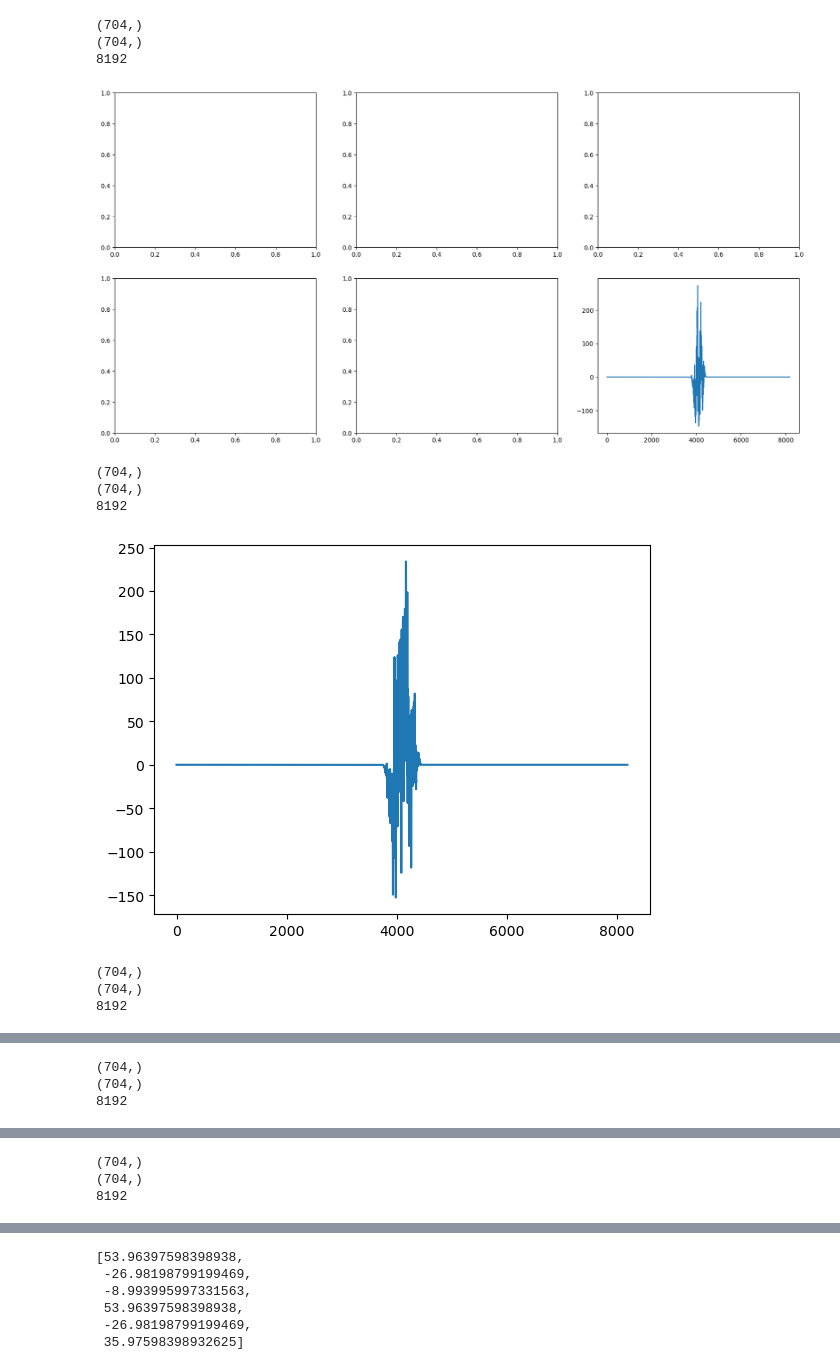
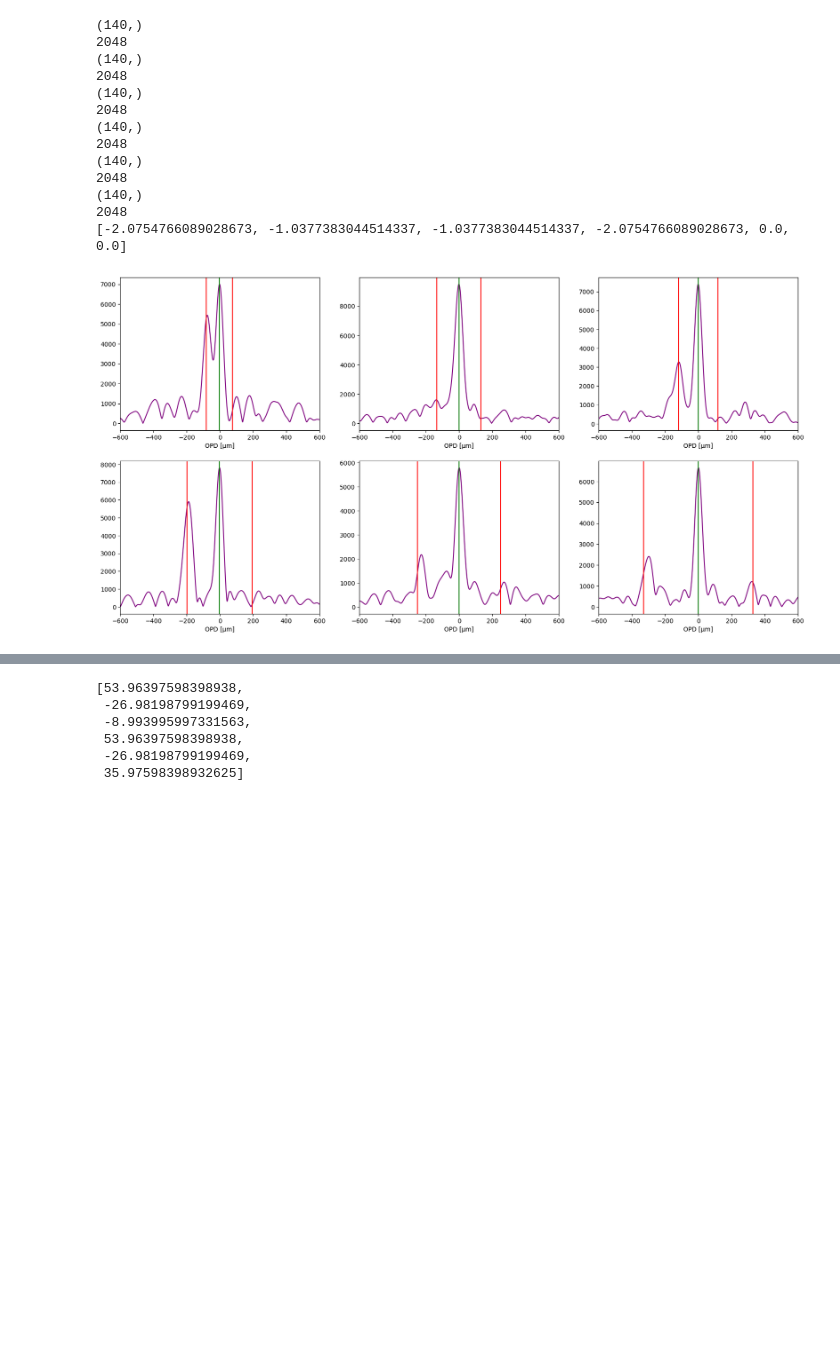
Before and after one commit to jules-scigliuto/MATISSE-Data, a Jupyter notebook: MATISSE_signal.ipynb, the cells around one changed output, grey strips where cells are left out. Saved outputs shown, nothing was run; the diff lists cells and outputs as text; code cells hidden in the pictures; blank space fills up the shorter version.

```diff
--- a/MATISSE_signal.ipynb
+++ b/MATISSE_signal.ipynb
@@ -7,5 +14,6 @@ import math
 pi = np.pi
 # %%
+
 #lam = np.linspace(3.0, 4.5, 10001, endpoint=True)*1e-6
 
 # #HR8799e
@@ -20,7 +28,7 @@ offset_RA = 281.6
 offset_Dec = 452.8
 R = 0.0017664150216057275
 contrast = 0.0007914035074073295
-path = '/store/projects/MATISSE/jscigliuto/2022-11-09T054520_OB2_exp12_frame4_planet.fits'
+path = '/store/projects/MATISSE/jscigliuto/betapicb_frames_corrected/2022-11-09T053024_OB2_exp3_frame5_planet_bin.fits'
 
 def mas2rad(x):
     radx = x * (pi/180) * (1/3600000)
@@ -73,62 +81,81 @@ def det_OPD(offset_RA, offset_Dec, path, contrast, plot = True):
         print(corrFlux_comp.shape)
 
         #Apodisation
-        sigma_max = 1.0 / np.min(lam)
-        sigma_min = 1.0 / np.max(lam)
-        apod = 0.5*np.cos(2 * np.pi * (sigma_lin - sigma_min) / (sigma_max - sigma_min) + pi)+0.5
-        corrFlux_comp -= np.mean(corrFlux_comp)
-        corrFlux_comp *= apod
-        print(corrFlux_comp.shape)
+        #corrFlux_comp -= np.mean(corrFlux_comp)
 
-        # plt.plot(sigma_lin, apod)
-        #plt.plot(sigma_lin, corrFlux_comp)
+            #Cosinus
+        # sigma_max = 1.0 / np.min(lam)
+        # sigma_min = 1.0 / np.max(lam)
+        # apod = 0.5*np.cos(2 * np.pi * (sigma_lin - sigma_min) / (sigma_max - sigma_min) + pi)+0.5
+        # corrFlux_comp -= np.mean(corrFlux_comp)
+        # corrFlux_comp *= apod
+        # print(corrFlux_comp.shape)
+
+            #Hamming
+        # corrFlux_comp *= hamming(corrFlux_comp.size)
+            #Hanning
+        # corrFlux_comp *= np.hanning(corrFlux_comp.size)
+            #Blackman
+        # corrFlux_comp *= blackman(corrFlux_comp.size)
+            #Kaiser
+        # N = corrFlux_comp.size
+        # beta = 20                    # Kaiser window parameter
+        # apod = np.kaiser(N, beta)
+        # corrFlux_comp *= apod
+
+
+        #plt.plot(sigma_lin, apod, 'blue')
+        #plt.plot(sigma_lin, corrFlux_comp, 'red')
+        #plt.plot(sigma_lin, corrFlux_comp/apod, 'green')
         #plt.show()
 
         # Zero-padding
         log_base_2 = int(math.log2(corrFlux_comp.size))
         new_size = 2**(log_base_2+4)
         print(new_size)
-        #corrFlux_comp = np.fft.fftshift(corrFlux_comp)
         corrFlux_comp = np.pad(corrFlux_comp, (new_size - corrFlux_comp.size)//2, mode='constant', constant_values=0)
 
         #plt.plot(corrFlux_comp)
         #plt.show()
 
         #TF
         ft_phi = np.fft.fftshift(np.fft.fft(corrFlux_comp))
         OPD = np.fft.fftshift(np.fft.fftfreq(new_size, step)) * 1e6
 
         #OPD determination
         piston = OPD[np.argmax(np.abs(ft_phi))]
         piston_lst.append(piston)
 
         #wavelength mask's TF
         sinc = np.abs(ft_phi[np.argmax(np.abs(ft_phi))]) * np.sinc((np.max(lam) - np.min(lam))*(OPD-piston)*1e6/pi)
 
         if plot:
             ax_flatten[k].plot(OPD, np.sqrt(ft_phi.real**2 + ft_phi.imag**2), 'purple')
             ax_flatten[k].set_xlabel('OPD [µm]')
             #ax_flatten[k].axvline((offset_RA*u[k]+offset_Dec*v[k])*1e6, color='red')
             ax_flatten[k].axvline(piston, color='green')
             ax_flatten[k].axvline(piston+(offset_RA*u[k]+offset_Dec*v[k])*1e6, color='red')
             ax_flatten[k].axvline(piston-(offset_RA*u[k]+offset_Dec*v[k])*1e6, color='red')
             #ax_flatten[k].plot(OPD, sinc, 'orange')
             #ax_flatten[k].set_yscale('log')
-            ax_flatten[k].set_xlim(-400, 400)
+            ax_flatten[k].set_xlim(-600, 600)
 
     return piston_lst
 
 piston = det_OPD(offset_RA, offset_Dec, path, contrast, plot = True)
 print(piston)
 # %% [output]
-(704,)
-(704,)
-8192
+(140,)
+2048
+(140,)
+2048
+(140,)
+2048
+(140,)
+2048
+(140,)
+2048
+(140,)
+2048
+[-2.0754766089028673, -1.0377383044514337, -1.0377383044514337, -2.0754766089028673, 0.0, 0.0]
-[figure, old version]
+[figure, new version]
-(704,)
-(704,)
-8192
-[figure, removed]
-(704,)
-(704,)
-8192
@@ -136,3 +161,0 @@ print(piston)
-(704,)
-(704,)
-8192
@@ -140,3 +161,0 @@ print(piston)
-(704,)
-(704,)
-8192
```
Also changed, not shown: parts of 2 cells of this notebook.
